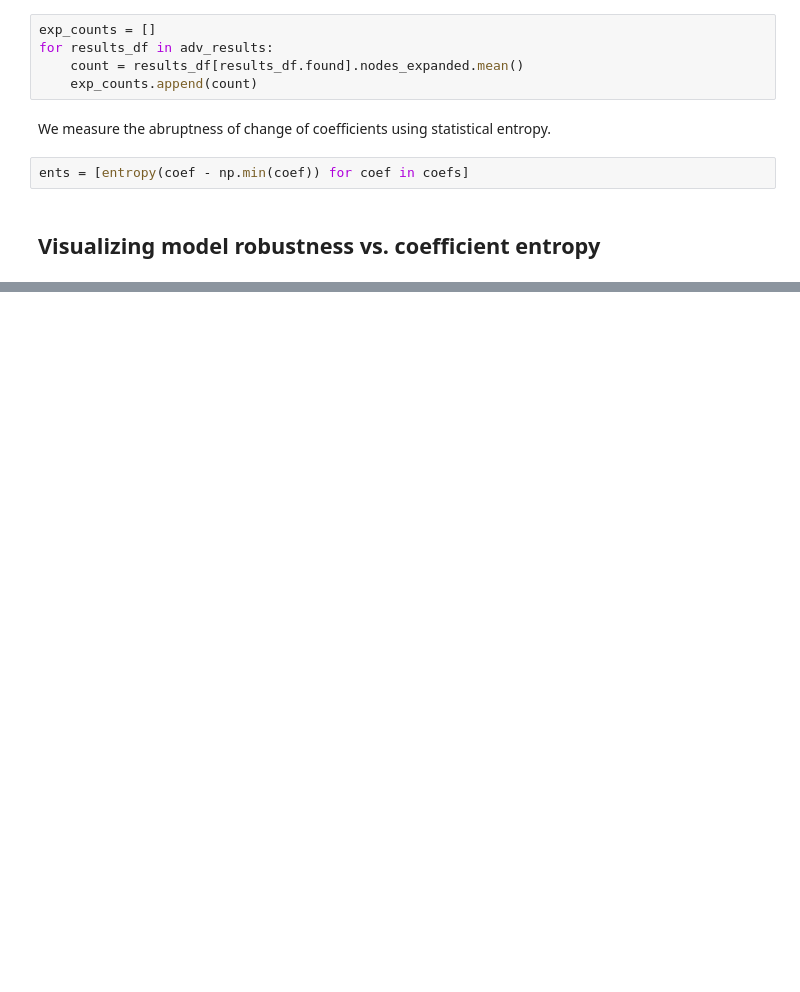
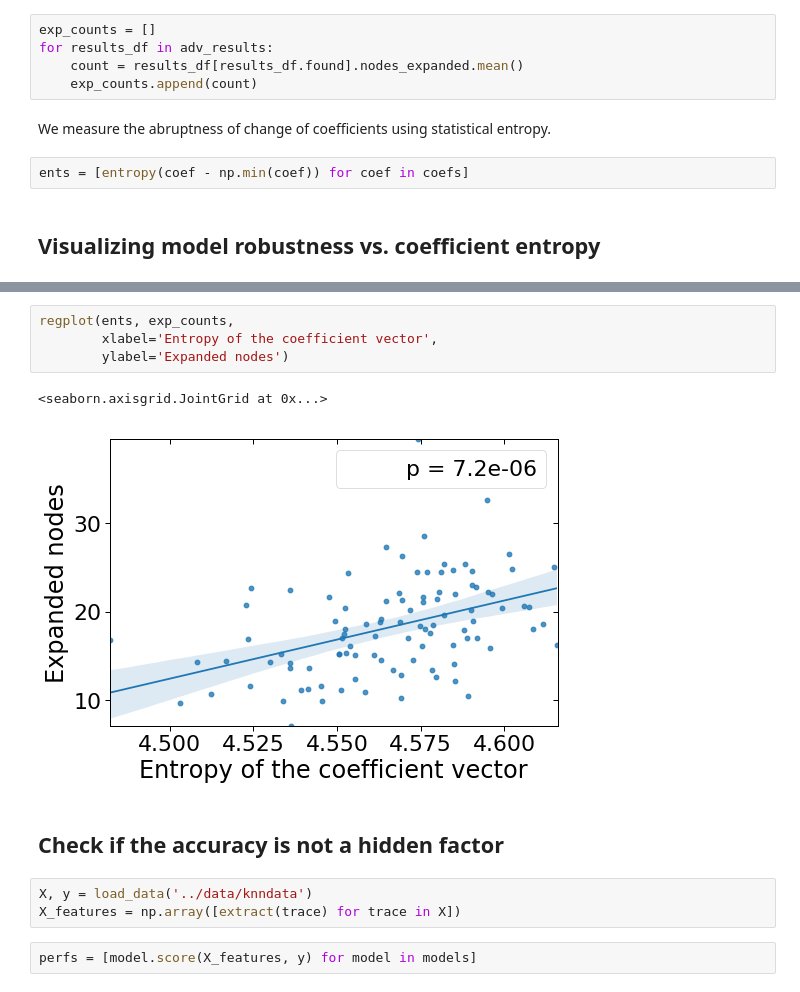
Before and after one commit to spring-epfl/trickster, a Jupyter notebook: notebooks/wfp_small_models_experiment.ipynb, the cells around one changed output, grey strips where cells are left out. Saved outputs shown, nothing was run; the diff lists cells and outputs as text; blank space fills up the shorter version.

```diff
--- a/notebooks/wfp_small_models_experiment.ipynb
+++ b/notebooks/wfp_small_models_experiment.ipynb
@@ -93,0 +102,14 @@ sns.regplot(ents, exp_counts, ax=ax)
+# %%
+regplot(ents, exp_counts,
+        xlabel='Entropy of the coefficient vector',
+        ylabel='Expanded nodes')
+# %% [output]
+<seaborn.axisgrid.JointGrid at 0x...>
+[figure, added]
+# %% [markdown]
+## Check if the accuracy is not a hidden factor
+# %%
+X, y = load_data('../data/knndata')
+X_features = np.array([extract(trace) for trace in X])
+# %%
+perfs = [model.score(X_features, y) for model in models]
```
Also changed, not shown: parts of 18 cells of this notebook.
